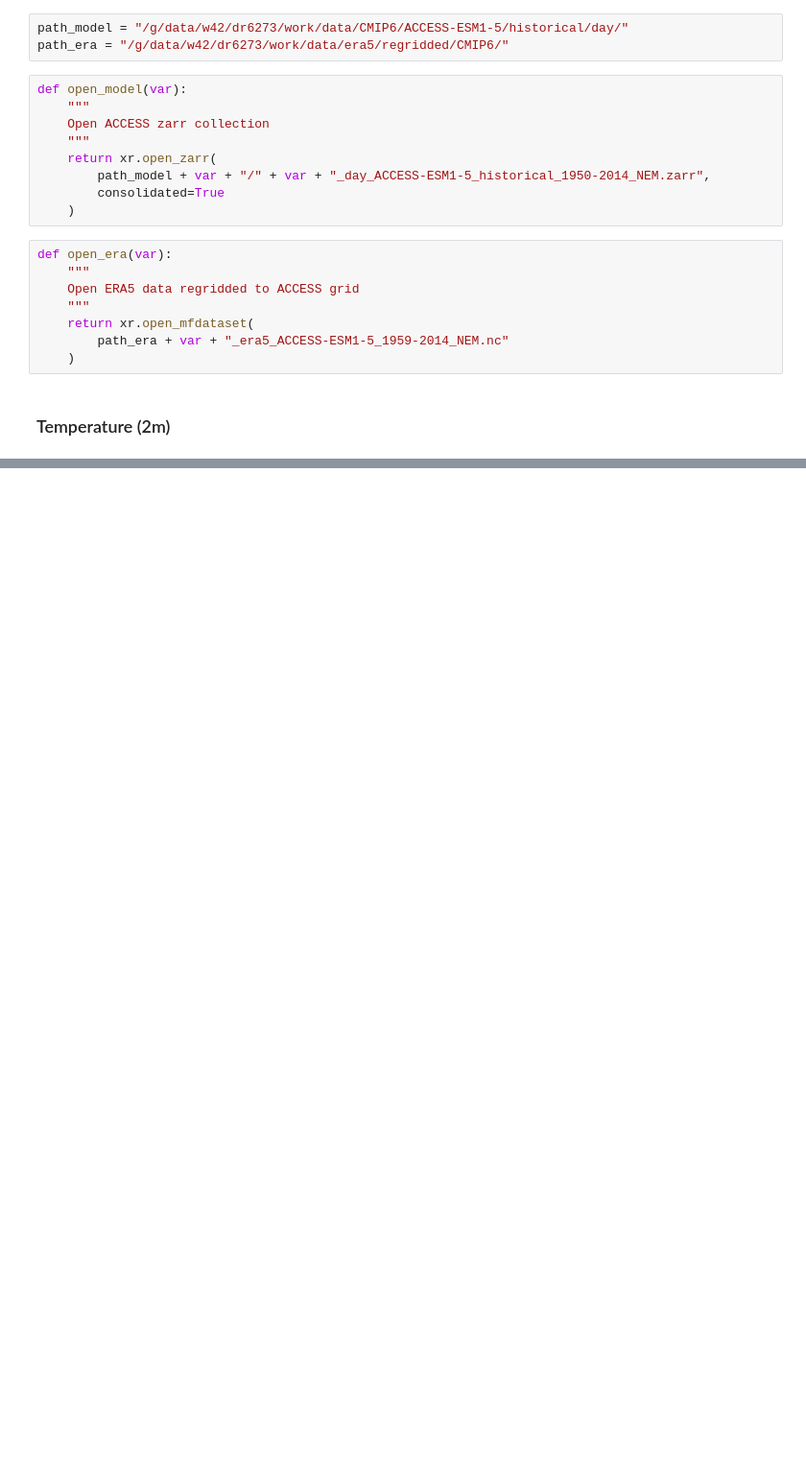
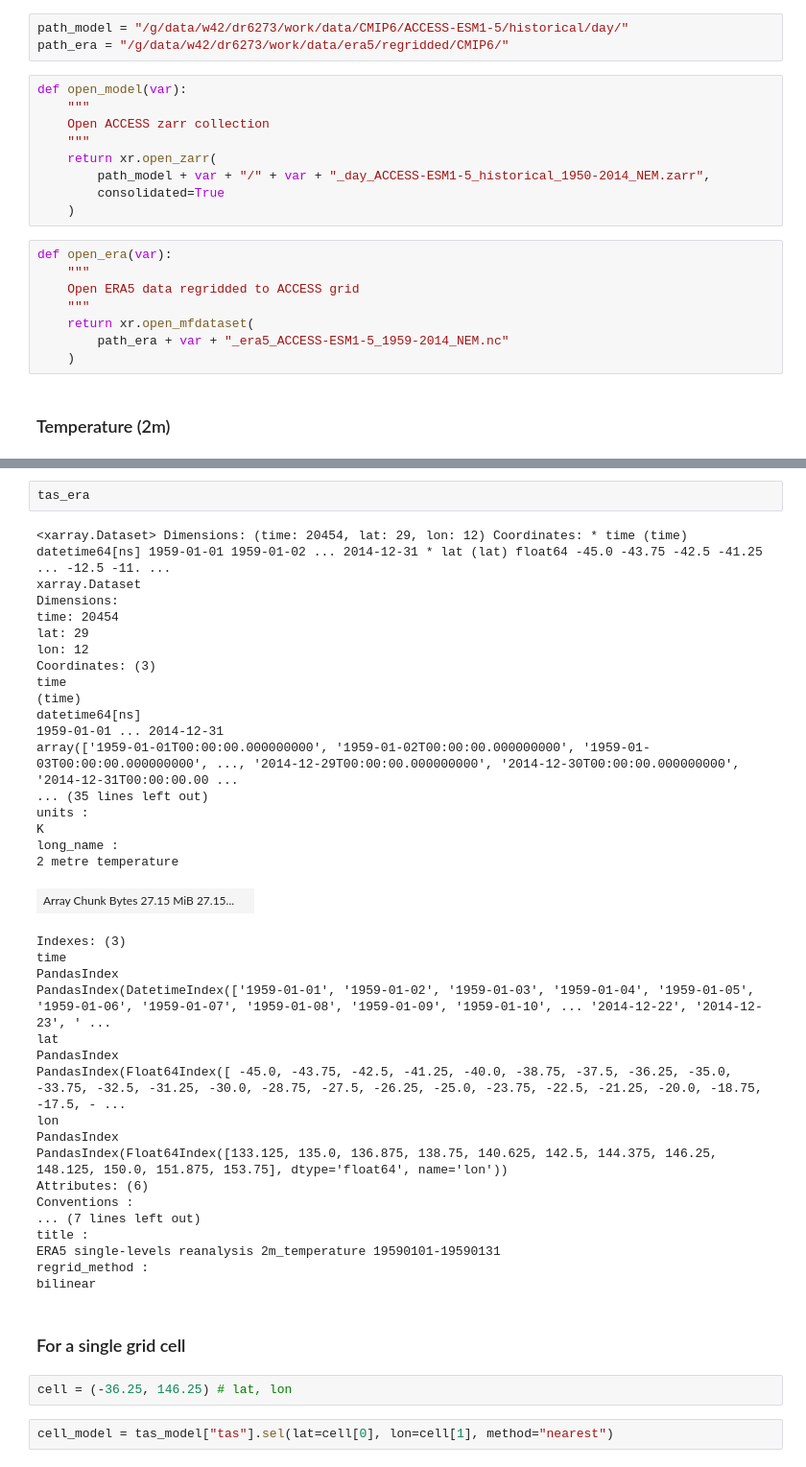
Before and after one commit to dougrichardson/LE_bias_correct, a Jupyter notebook: mean_bias.ipynb, the cells around one changed output, grey strips where cells are left out. Shown: that part at 96% size. Saved outputs shown, nothing was run; the diff lists cells and outputs as text; blank space fills up the shorter version.

```diff
--- a/mean_bias.ipynb
+++ b/mean_bias.ipynb
@@ -112,0 +116,44 @@ model_tas.to_netcdf(
+# %%
+tas_era
+# %% [output]
+<xarray.Dataset> Dimensions: (time: 20454, lat: 29, lon: 12) Coordinates: * time (time) datetime64[ns] 1959-01-01 1959-01-02 ... 2014-12-31 * lat (lat) float64 -45.0 -43.75 -42.5 -41.25 ... -12.5 -11. ...
+xarray.Dataset
+Dimensions:
+time: 20454
+lat: 29
+lon: 12
+Coordinates: (3)
+time
+(time)
+datetime64[ns]
+1959-01-01 ... 2014-12-31
+array(['1959-01-01T00:00:00.000000000', '1959-01-02T00:00:00.000000000', '1959-01-03T00:00:00.000000000', ..., '2014-12-29T00:00:00.000000000', '2014-12-30T00:00:00.000000000', '2014-12-31T00:00:00.00 ...
+... (35 lines left out)
+units :
+K
+long_name :
+2 metre temperature
+| Array Chunk Bytes 27.15 MiB 27.15... |  |
+Indexes: (3)
+time
+PandasIndex
+PandasIndex(DatetimeIndex(['1959-01-01', '1959-01-02', '1959-01-03', '1959-01-04', '1959-01-05', '1959-01-06', '1959-01-07', '1959-01-08', '1959-01-09', '1959-01-10', ... '2014-12-22', '2014-12-23', ' ...
+lat
+PandasIndex
+PandasIndex(Float64Index([ -45.0, -43.75, -42.5, -41.25, -40.0, -38.75, -37.5, -36.25, -35.0, -33.75, -32.5, -31.25, -30.0, -28.75, -27.5, -26.25, -25.0, -23.75, -22.5, -21.25, -20.0, -18.75, -17.5, - ...
+lon
+PandasIndex
+PandasIndex(Float64Index([133.125, 135.0, 136.875, 138.75, 140.625, 142.5, 144.375, 146.25, 148.125, 150.0, 151.875, 153.75], dtype='float64', name='lon'))
+Attributes: (6)
+Conventions :
+... (7 lines left out)
+title :
+ERA5 single-levels reanalysis 2m_temperature 19590101-19590131
+regrid_method :
+bilinear
+# %% [markdown]
+### For a single grid cell
+# %%
+cell = (-36.25, 146.25) # lat, lon
+# %%
+cell_model = tas_model["tas"].sel(lat=cell[0], lon=cell[1], method="nearest")
```
Also changed, not shown: parts of 11 cells of this notebook.
